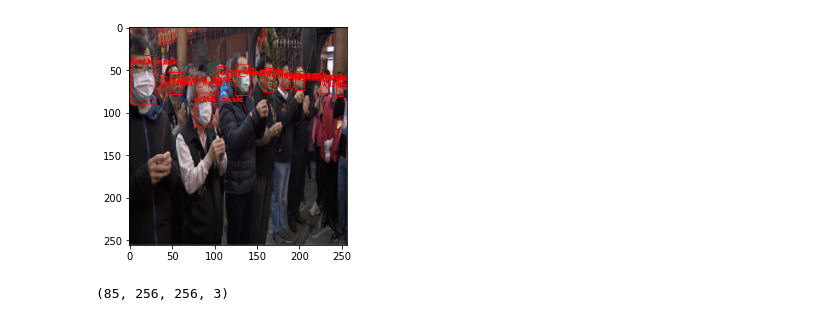
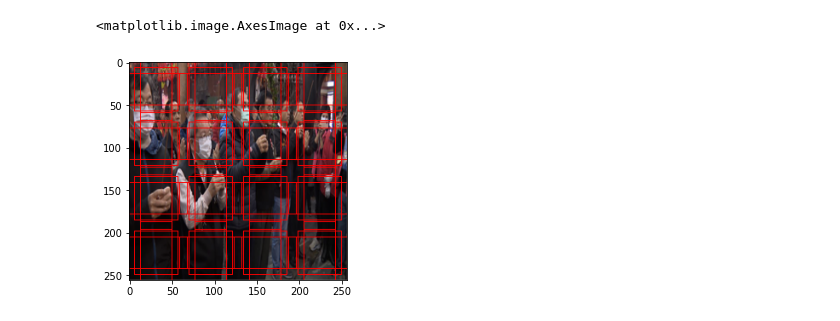
Before and after one commit to fyangami/ml-starter, a Jupyter notebook: jax/7.ipynb, the cells around one changed output. Drawn from its saved outputs; the diff is of its cells as text; code cells hidden in the pictures.

Commit message:
image utils

```diff
--- a/jax/7.ipynb
+++ b/jax/7.ipynb
@@ -12,32 +21,3 @@ import torch
 # %%
 dataloader, cls_map = dataset.face_mask_dataloader(seed=1024, valid_ratio=.1)
 (train_iter, (x, y)) = next(dataloader)
-# %%
-x1  = x[1]
-y1 = y[1]
-
-def draw_bbox(img, bbox):
-    img = torch.from_numpy(img * 255).to(torch.uint8)
-    bbox = torch.from_numpy(bbox)
-    bbox = torch.clone(bbox)
-    bbox[:, 1::2] = bbox[:, 1::2] * img.shape[1]
-    bbox[:, 2::2] = bbox[:, 2::2] * img.shape[0]
-    bbox = bbox.to(torch.int32)
-    filter = []
-    for i in range(bbox.shape[0]):
-        if bbox[i, 0] >= 0:
-            filter.append(bbox[i])
-    bbox = torch.stack(filter)
-    labels = [i for i in bbox[:, 0] if i >= 0]
-    labels = cls_map[labels]
-    img = img.permute((2,0,1))
-    return torchvision.utils.draw_bounding_boxes(img, bbox[:, 1:], colors='red', labels=labels).permute((1,2,0))
-
-draw = draw_bbox(x1, y1)
-img = plt.imshow(draw)
-# %% [output]
-[figure, removed]
-# %%
-x.shape
-# %% [output]
-(85, 256, 256, 3)
@@ -43,0 +31,7 @@ x.shape
+# %%
+all = jaxnn.image.multibox_prior(torch.zeros((1, 4, 4, 10)), [.05], [1, 2, .5])
+img = jaxnn.image.draw_bbox(x[1], all)
+plt.imshow(img)
+# %% [output]
+<matplotlib.image.AxesImage at 0x...>
+[figure, added]
```
Also changed, not shown: parts of 2 cells of this notebook, 4 other files.
